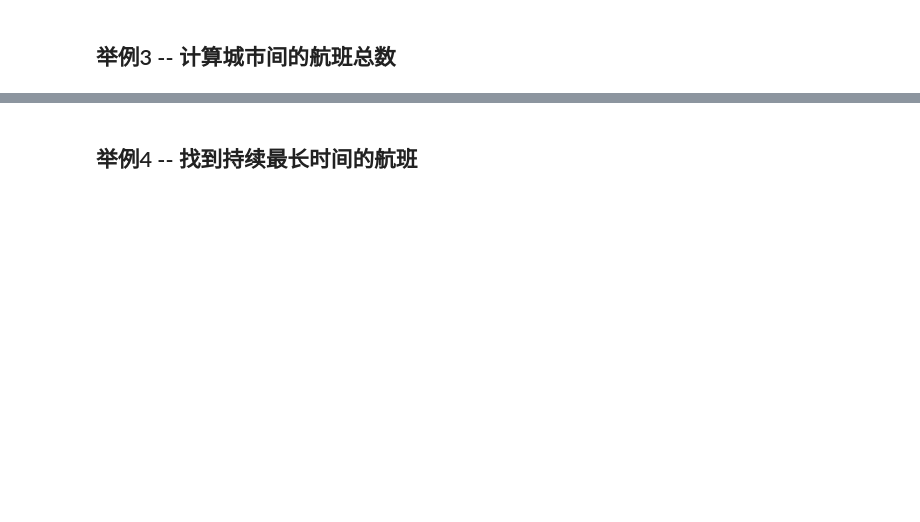
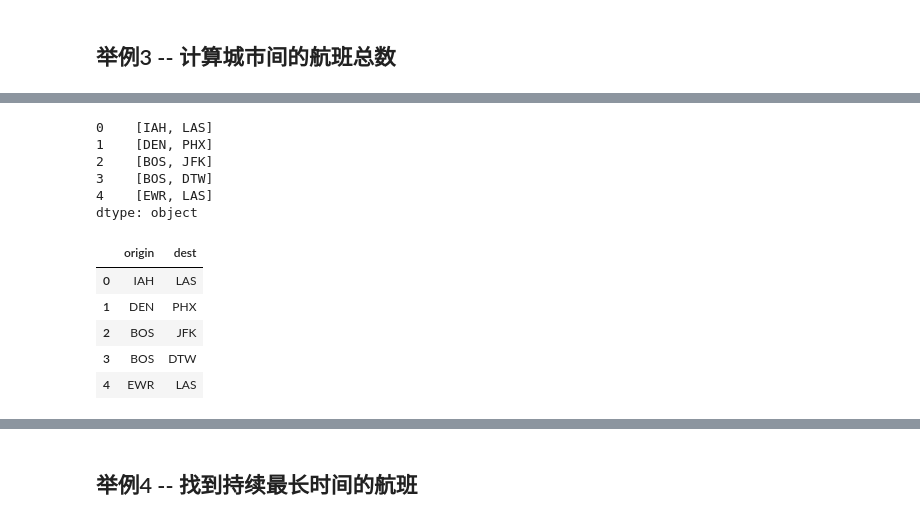
Before and after one commit to 99night66/pandas_study, a Jupyter notebook: 7_分组聚合过滤转换.ipynb, the cells around one changed output, grey strips where cells are left out. Drawn from its saved outputs; the diff is of its cells as text; code cells hidden in the pictures; blank space fills up the shorter version.

```diff
--- a/7_分组聚合过滤转换.ipynb
+++ b/7_分组聚合过滤转换.ipynb
@@ -1126 +1178,23 @@ flights_sort.head()
+# %%
+# 分别对每行按照出发地和目的地，按字母排序
+flights_sort = flights[['origin', 'dest']].apply(sorted, axis=1)  # apply() 在 axis=1 的情况下，对每行应用函数时，每行的结果会被存储为一个 Series。排序后的每行是一个列表（list）对象
+flights_sort.head()
+# %% [output]
+0    [IAH, LAS]
+1    [DEN, PHX]
+2    [BOS, JFK]
+3    [BOS, DTW]
+4    [EWR, LAS]
+dtype: object
+# %%
+# 转化成dataframe
+flights_sort = pd.DataFrame(flights_sort.tolist(), columns=['origin', 'dest'])
+flights_sort.head()
+# %% [output]
+|  | origin | dest |
+| 0 | IAH | LAS |
+| 1 | DEN | PHX |
+| 2 | BOS | JFK |
+| 3 | BOS | DTW |
+| 4 | EWR | LAS |
 # %%
```
Also changed, not shown: parts of 27 cells of this notebook.
